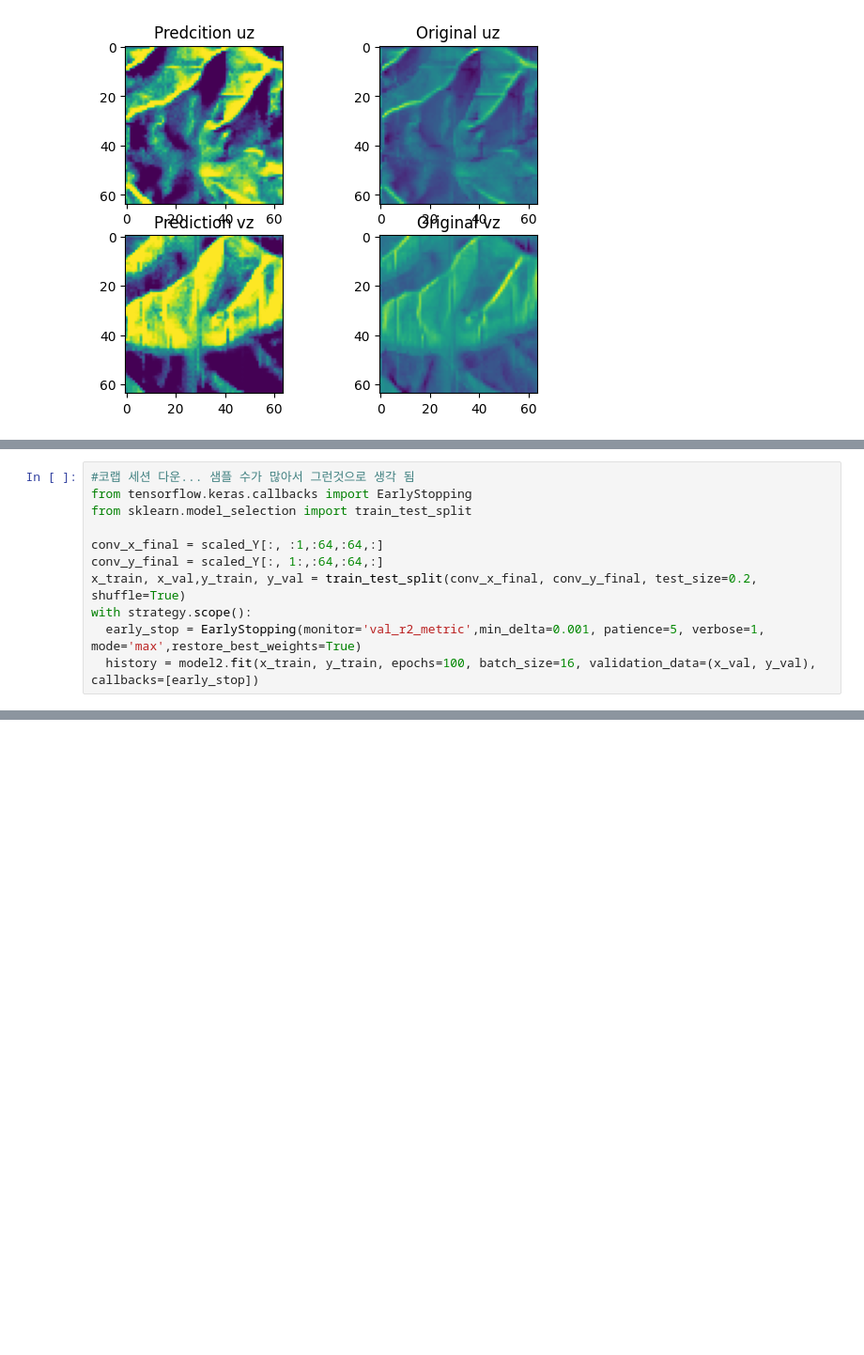
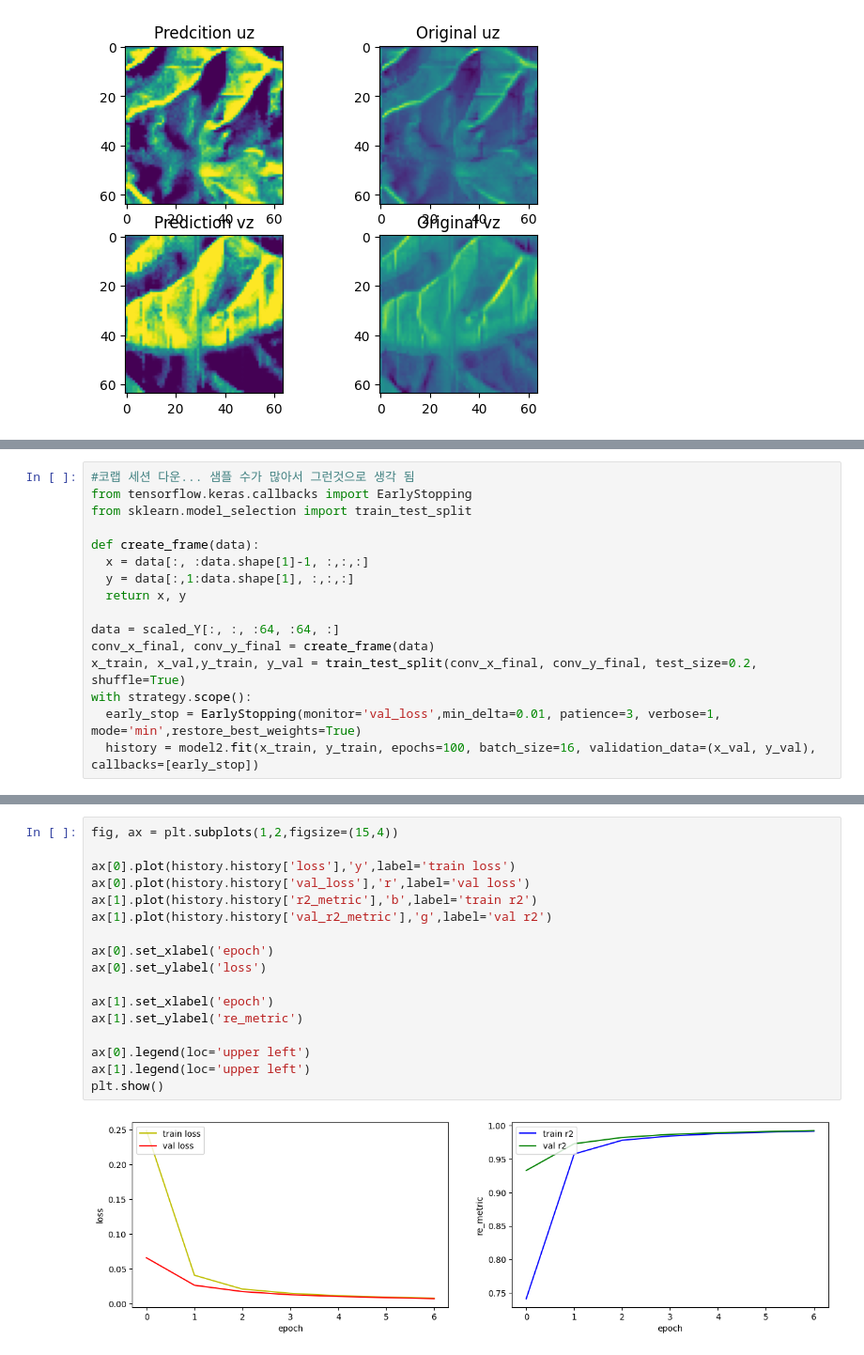
Before and after one commit to Kogo0813/Windroad8, a Jupyter notebook: u-net형태 gen+onetomanyconvlstm2d.ipynb, the cells around one changed output, grey strips where cells are left out. Shown at 94% size. Drawn from its saved outputs; the diff is of its cells as text; blank space fills up the shorter version.

```diff
--- a/u-net형태 gen+onetomanyconvlstm2d.ipynb
+++ b/u-net형태 gen+onetomanyconvlstm2d.ipynb
@@ -315,11 +336,16 @@ plot_model(model2, to_file='model.png', show_shapes=True, show_layer_names=True)
 from tensorflow.keras.callbacks import EarlyStopping
 from sklearn.model_selection import train_test_split
 
-conv_x_final = scaled_Y[:, :1,:64,:64,:]
-conv_y_final = scaled_Y[:, 1:,:64,:64,:]
+def create_frame(data):
+  x = data[:, :data.shape[1]-1, :,:,:]
+  y = data[:,1:data.shape[1], :,:,:]
+  return x, y
+
+data = scaled_Y[:, :, :64, :64, :]
+conv_x_final, conv_y_final = create_frame(data)
 x_train, x_val,y_train, y_val = train_test_split(conv_x_final, conv_y_final, test_size=0.2, shuffle=True)
 with strategy.scope():
-  early_stop = EarlyStopping(monitor='val_r2_metric',min_delta=0.001, patience=5, verbose=1, mode='max',restore_best_weights=True)
+  early_stop = EarlyStopping(monitor='val_loss',min_delta=0.01, patience=3, verbose=1, mode='min',restore_best_weights=True)
   history = model2.fit(x_train, y_train, epochs=100, batch_size=16, validation_data=(x_val, y_val), callbacks=[early_stop])
 # %% [output]
 Epoch 1/100
@@ -341,0 +366,19 @@ Epoch 68: early stopping
+# %%
+fig, ax = plt.subplots(1,2,figsize=(15,4))
+
+ax[0].plot(history.history['loss'],'y',label='train loss')
+ax[0].plot(history.history['val_loss'],'r',label='val loss')
+ax[1].plot(history.history['r2_metric'],'b',label='train r2')
+ax[1].plot(history.history['val_r2_metric'],'g',label='val r2')
+
+ax[0].set_xlabel('epoch')
+ax[0].set_ylabel('loss')
+
+ax[1].set_xlabel('epoch')
+ax[1].set_ylabel('re_metric')
+
+ax[0].legend(loc='upper left')
+ax[1].legend(loc='upper left')
+plt.show()
+# %% [output]
+[figure, added]
```
Also changed, not shown: parts of 11 cells of this notebook.
